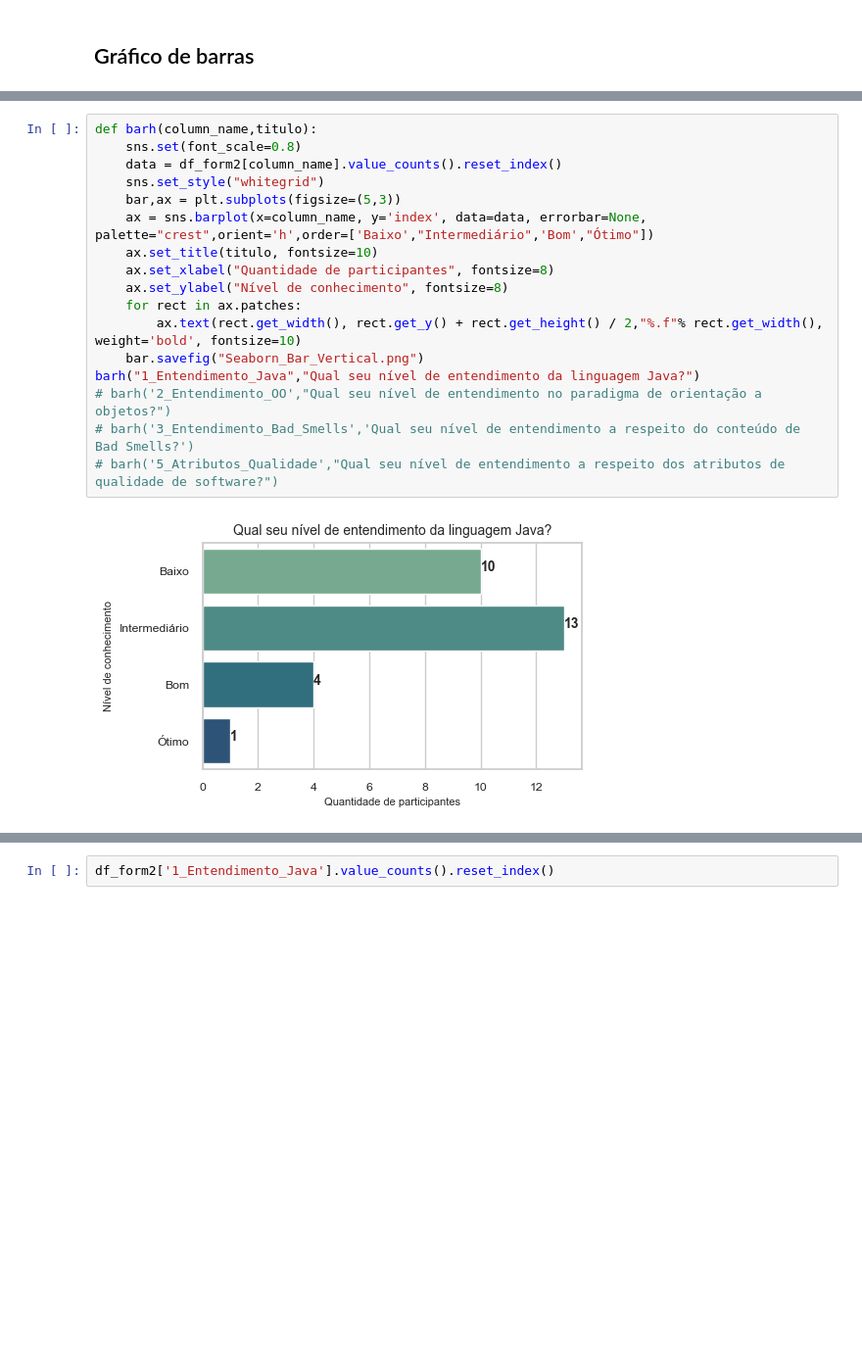
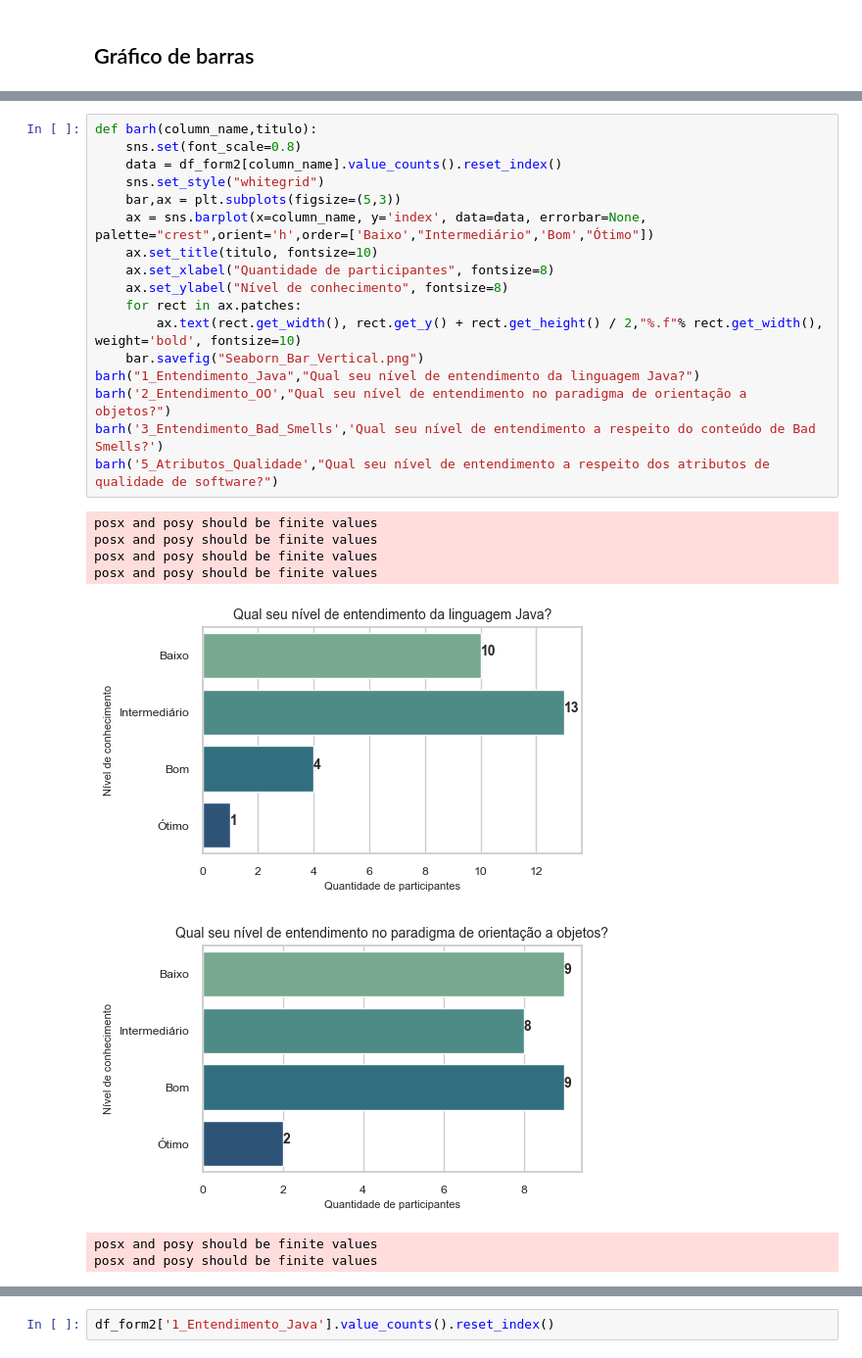
Before and after one commit to stefaneadna/Quality_Software, a Jupyter notebook: trabalho3/analise.ipynb, the cells around one changed output, grey strips where cells are left out. Shown: that part at 98% size. Drawn from its saved outputs; the diff is of its cells as text; blank space fills up the shorter version.

```diff
--- a/trabalho3/analise.ipynb
+++ b/trabalho3/analise.ipynb
@@ -176,19 +213,26 @@ bar("1_Entendimento_Java","Qual seu nível de entendimento da linguagem Java?")
 # %%
 def barh(column_name,titulo):
     sns.set(font_scale=0.8)
     data = df_form2[column_name].value_counts().reset_index()
     sns.set_style("whitegrid")
     bar,ax = plt.subplots(figsize=(5,3))
     ax = sns.barplot(x=column_name, y='index', data=data, errorbar=None, palette="crest",orient='h',order=['Baixo',"Intermediário",'Bom',"Ótimo"])
     ax.set_title(titulo, fontsize=10)
     ax.set_xlabel("Quantidade de participantes", fontsize=8)
     ax.set_ylabel("Nível de conhecimento", fontsize=8)
     for rect in ax.patches:
         ax.text(rect.get_width(), rect.get_y() + rect.get_height() / 2,"%.f"% rect.get_width(), weight='bold', fontsize=10)
     bar.savefig("Seaborn_Bar_Vertical.png")
 barh("1_Entendimento_Java","Qual seu nível de entendimento da linguagem Java?")
-# barh('2_Entendimento_OO',"Qual seu nível de entendimento no paradigma de orientação a objetos?")
-# barh('3_Entendimento_Bad_Smells','Qual seu nível de entendimento a respeito do conteúdo de Bad Smells?')
-# barh('5_Atributos_Qualidade',"Qual seu nível de entendimento a respeito dos atributos de qualidade de software?")
+barh('2_Entendimento_OO',"Qual seu nível de entendimento no paradigma de orientação a objetos?")
+barh('3_Entendimento_Bad_Smells','Qual seu nível de entendimento a respeito do conteúdo de Bad Smells?')
+barh('5_Atributos_Qualidade',"Qual seu nível de entendimento a respeito dos atributos de qualidade de software?")
 # %% [output]
+posx and posy should be finite values
+posx and posy should be finite values
+posx and posy should be finite values
+posx and posy should be finite values
 [figure]
+[figure, added]
+posx and posy should be finite values
+posx and posy should be finite values
```
Also changed, not shown: parts of 7 cells of this notebook, 4 other files.
